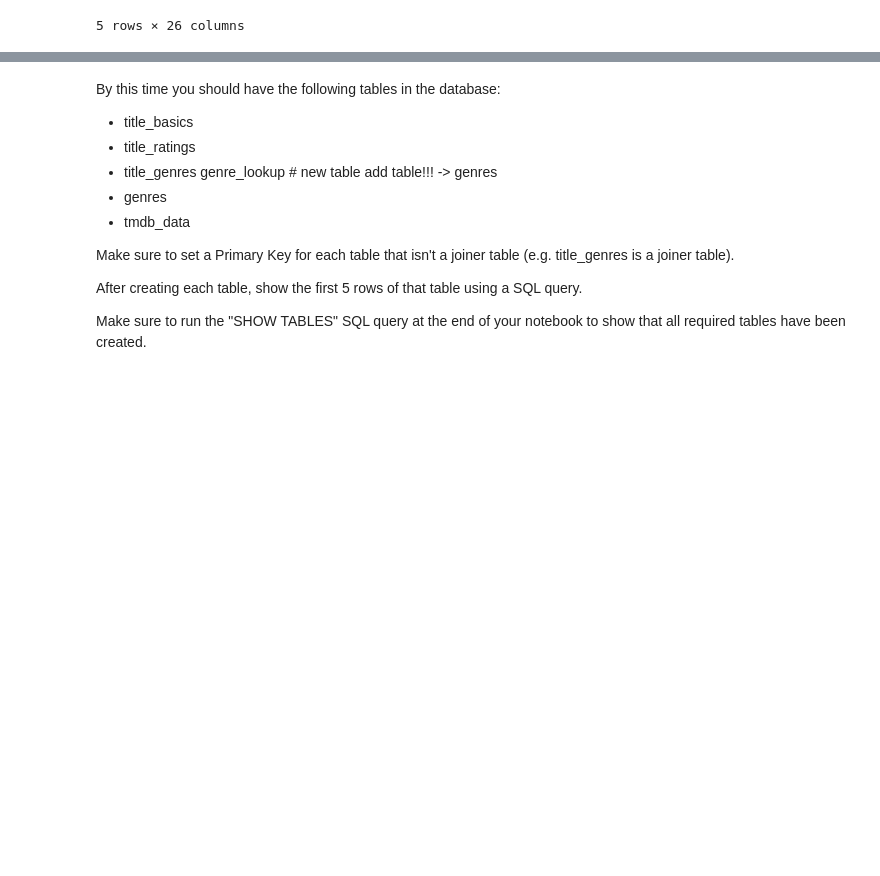
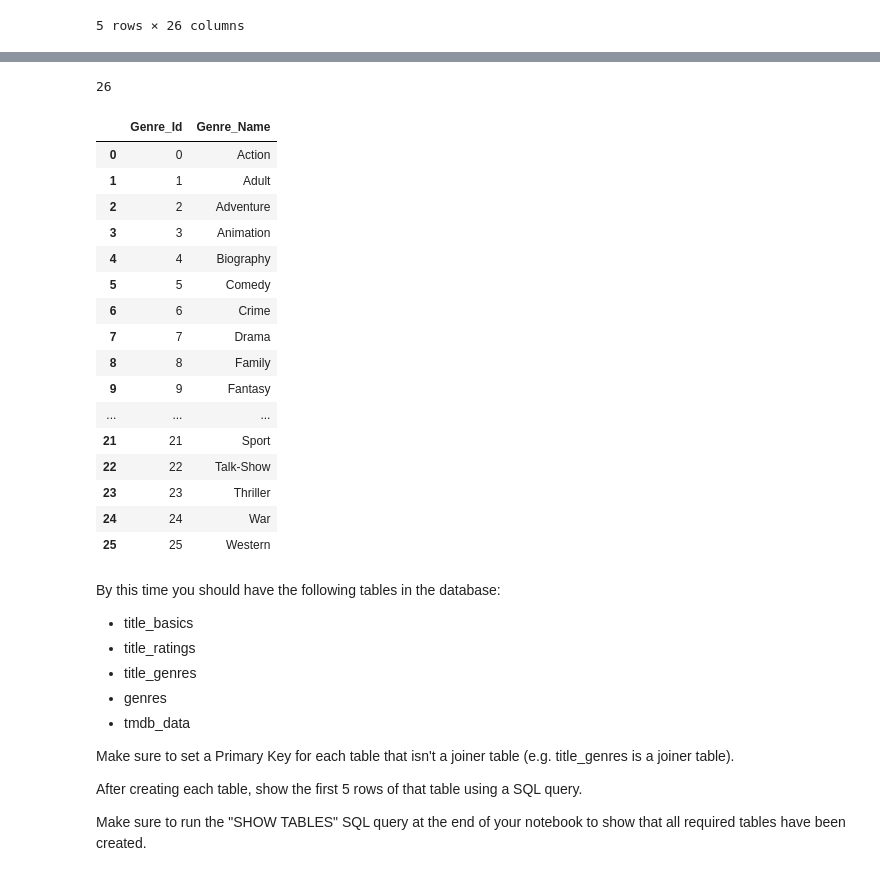
Before and after one commit to zevy613/Final-Project-The-Making-of-a-Successful-Movie, a Jupyter notebook: part 3.ipynb, the cells around one changed output, grey strips where cells are left out. Cells and saved outputs as stored; diff of their text form; code cells hidden in the pictures; blank space fills up the shorter version.

```diff
--- a/part 3.ipynb
+++ b/part 3.ipynb
@@ -254,9 +322,34 @@ df_combined.head()
+# %%
+# Add genre look up table to database. Genre_Id is the primary key.
+genre_lookup.set_index('Genre_Id').to_sql('genres', engine, if_exists='replace')
+# %% [output]
+26
+# %%
+# Test Query
+pd.read_sql("Select * from genres", engine)
+# %% [output]
+|  | Genre_Id | Genre_Name |
+| 0 | 0 | Action |
+| 1 | 1 | Adult |
+| 2 | 2 | Adventure |
+| 3 | 3 | Animation |
+| 4 | 4 | Biography |
+| 5 | 5 | Comedy |
+| 6 | 6 | Crime |
+| 7 | 7 | Drama |
+| 8 | 8 | Family |
+| 9 | 9 | Fantasy |
+| ... | ... | ... |
+| 21 | 21 | Sport |
+| 22 | 22 | Talk-Show |
+| 23 | 23 | Thriller |
+| 24 | 24 | War |
+| 25 | 25 | Western |
 # %% [markdown]
 By this time you should have the following tables in the database:
  - title_basics
  - title_ratings
  - title_genres
-         genre_lookup # new table add table!!! -> genres
  - genres
  - tmdb_data
 
```
Also changed, not shown: parts of 12 cells of this notebook.
